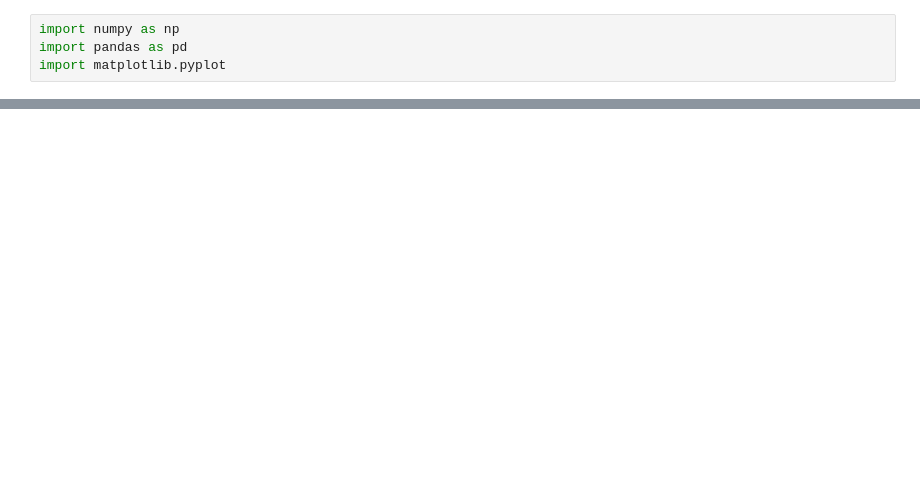
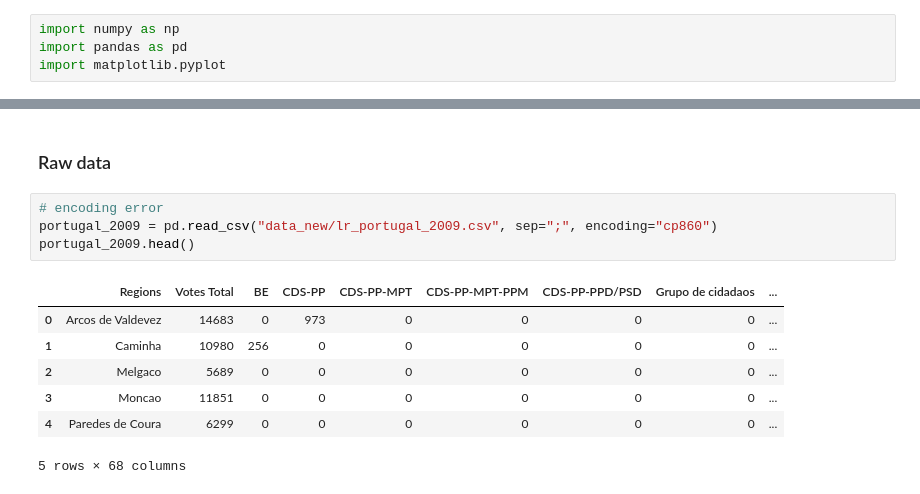
Before and after one commit to Sophie-Normand/Structured_Data_Label_Ranking, a Jupyter notebook: test_new_data_portugal.ipynb, the cells around one changed output, grey strips where cells are left out. Drawn from its saved outputs; the diff is of its cells as text; blank space fills up the shorter version.

```diff
--- a/test_new_data_portugal.ipynb
+++ b/test_new_data_portugal.ipynb
@@ -135,0 +19,14 @@ Ligne 3 : PS > PPD/PSD > CDS-PP > PCP-PEV > BE / ranking b>a>c>d>e
+# %% [markdown]
+### Raw data
+# %%
+# encoding error
+portugal_2009 = pd.read_csv("data_new/lr_portugal_2009.csv", sep=";", encoding="cp860")
+portugal_2009.head()
+# %% [output]
+|  | Regions | Votes Total | BE | CDS-PP | CDS-PP-MPT | CDS-PP-MPT-PPM | CDS-PP-PPD/PSD | Grupo de cidadaos | ... |
+| 0 | Arcos de Valdevez | 14683 | 0 | 973 | 0 | 0 | 0 | 0 | ... |
+| 1 | Caminha | 10980 | 256 | 0 | 0 | 0 | 0 | 0 | ... |
+| 2 | Melgaco | 5689 | 0 | 0 | 0 | 0 | 0 | 0 | ... |
+| 3 | Moncao | 11851 | 0 | 0 | 0 | 0 | 0 | 0 | ... |
+| 4 | Paredes de Coura | 6299 | 0 | 0 | 0 | 0 | 0 | 0 | ... |
+5 rows × 68 columns
```
Also changed, not shown: parts of 44 cells of this notebook, 6 other files.
